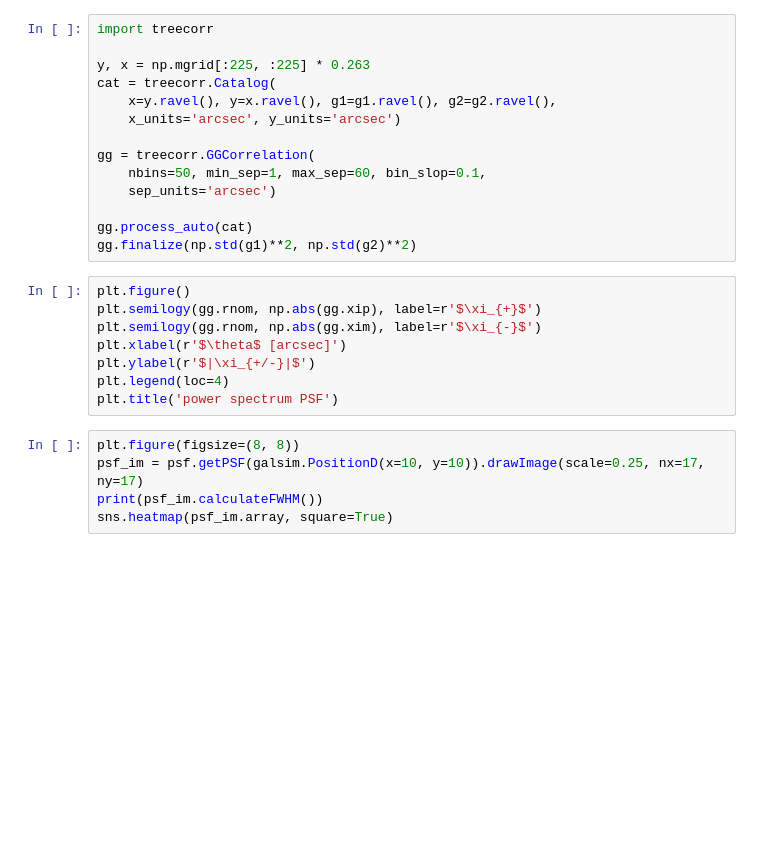
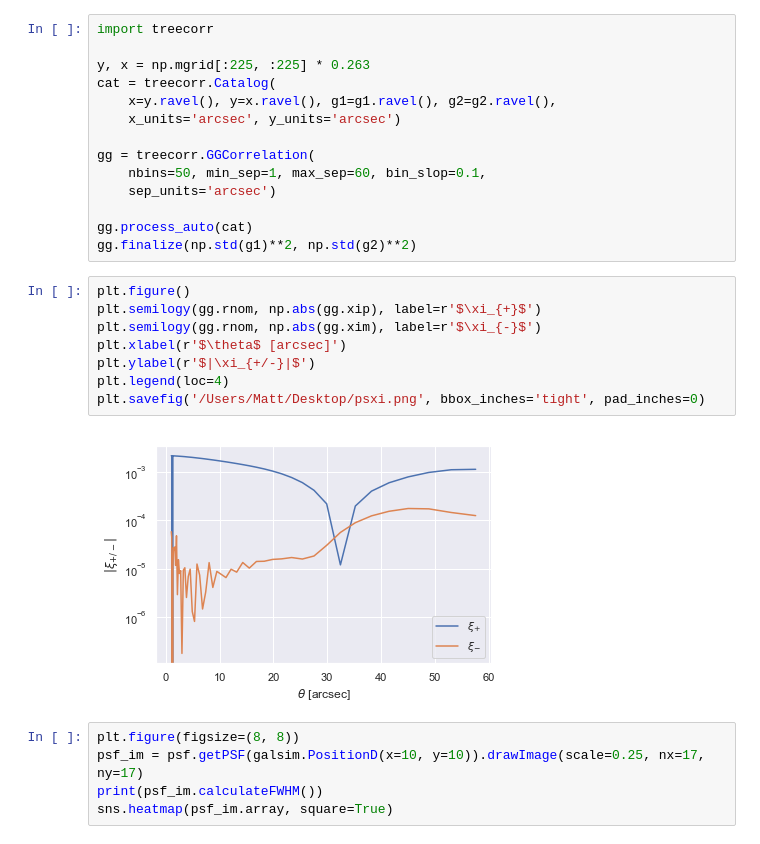
Before and after one commit to beckermr/metadetect-sims, a Jupyter notebook: plots_and_notebooks/plot_ps_psf.ipynb, the cells around one changed output. Cells and saved outputs as stored; diff of their text form; blank space fills up the shorter version.

```diff
--- a/plots_and_notebooks/plot_ps_psf.ipynb
+++ b/plots_and_notebooks/plot_ps_psf.ipynb
@@ -101,11 +104,13 @@ gg.finalize(np.std(g1)**2, np.std(g2)**2)
 # %%
 plt.figure()
 plt.semilogy(gg.rnom, np.abs(gg.xip), label=r'$\xi_{+}$')
 plt.semilogy(gg.rnom, np.abs(gg.xim), label=r'$\xi_{-}$')
 plt.xlabel(r'$\theta$ [arcsec]')
 plt.ylabel(r'$|\xi_{+/-}|$')
 plt.legend(loc=4)
-plt.title('power spectrum PSF')
+plt.savefig('/Users/Matt/Desktop/psxi.png', bbox_inches='tight', pad_inches=0)
+# %% [output]
+[figure, added]
 # %%
 plt.figure(figsize=(8, 8))
 psf_im = psf.getPSF(galsim.PositionD(x=10, y=10)).drawImage(scale=0.25, nx=17, ny=17)
```
Also changed, not shown: parts of 3 cells of this notebook, 1 other file.
